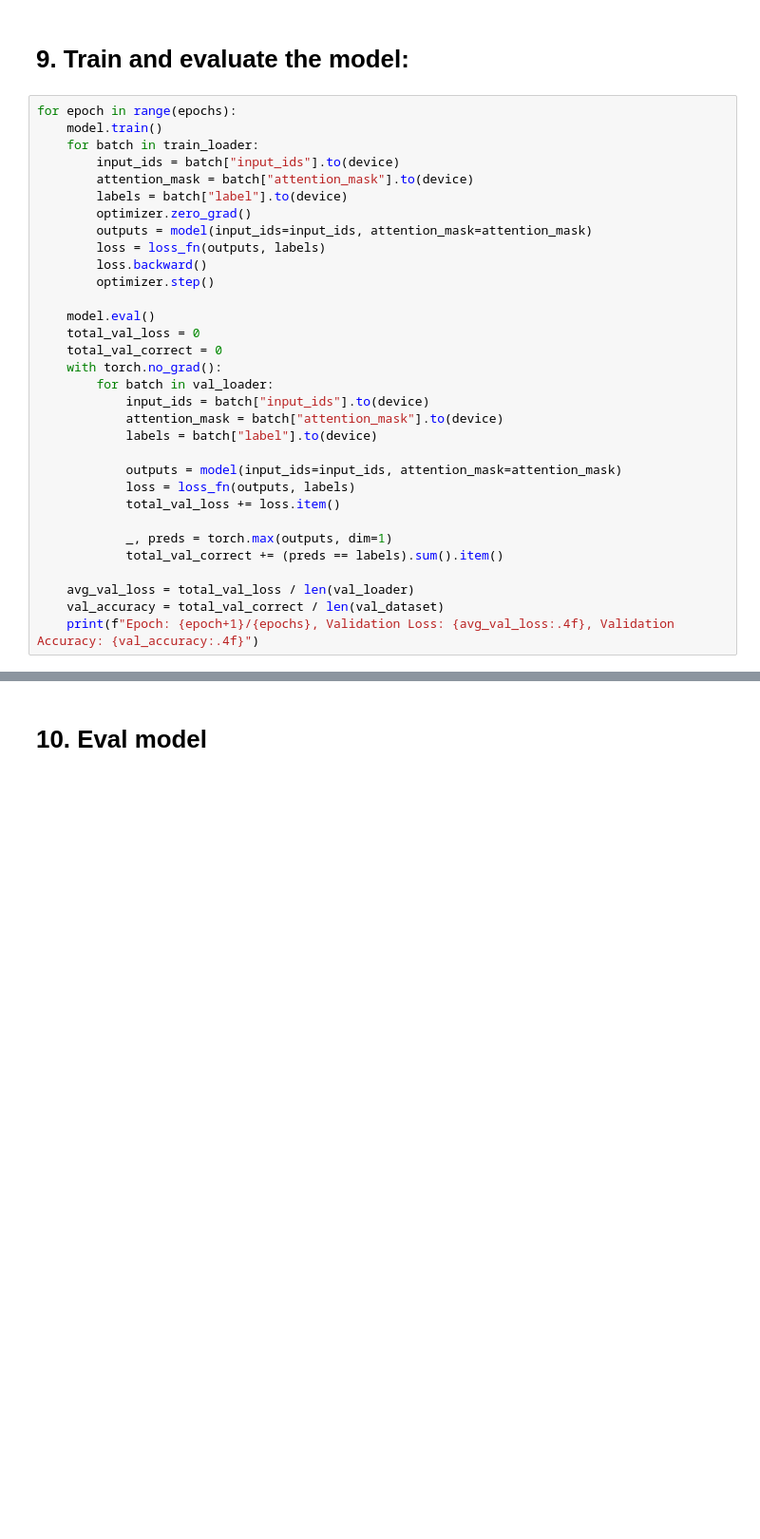
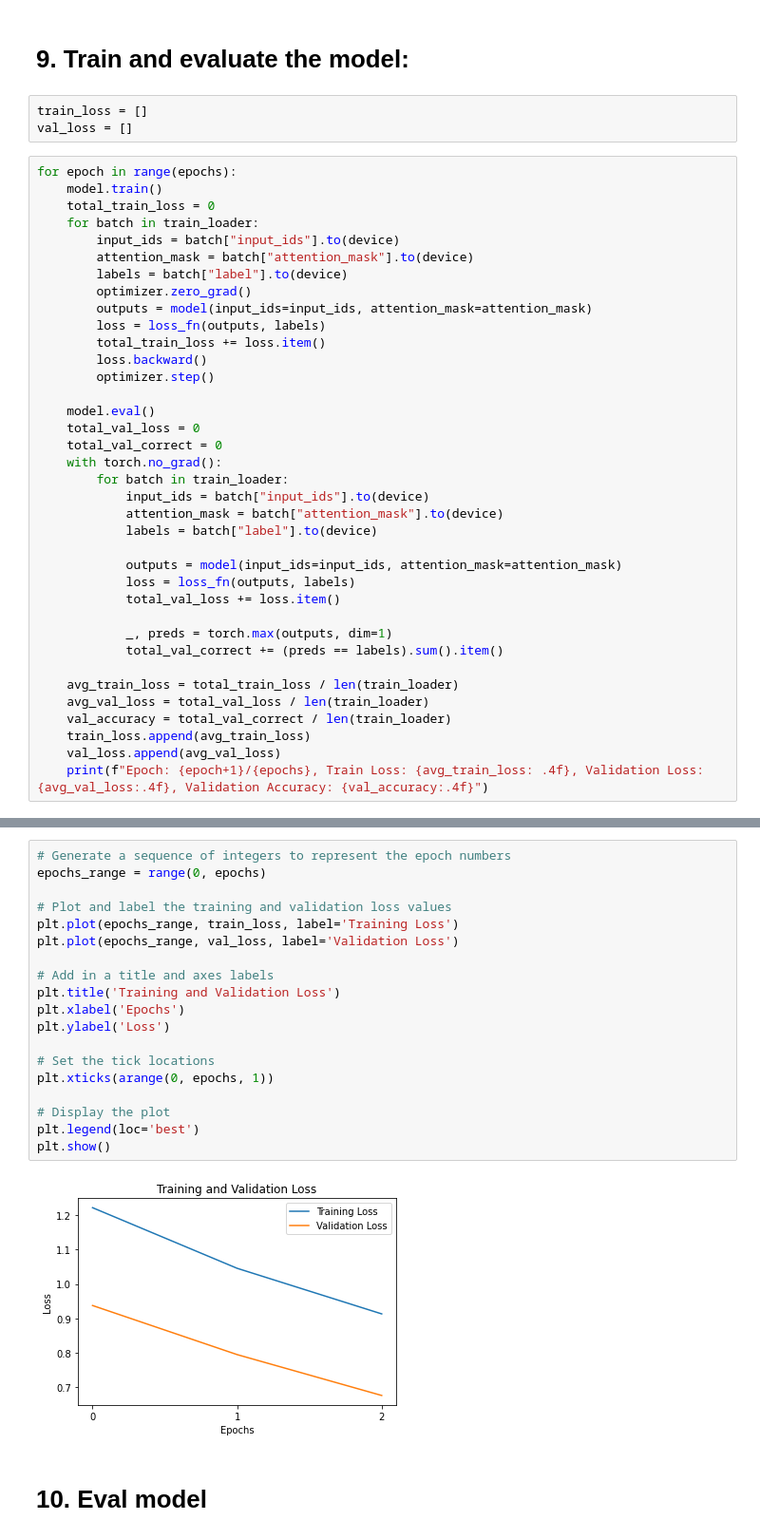
Before and after one commit to felixzhao/title_catgories_classification, a Jupyter notebook: V9_implement_a_multi_classes_classification_by_Transfer_learning_based_on_Leverage_pre_trained_model_sentence_transformers_bert_base_nli_mean_tokens_by_pytroch.ipynb, the cells around one changed output, grey strips where cells are left out. Shown: that part at 95% size. Cells and saved outputs as stored; diff of their text form; blank space fills up the shorter version.

```diff
--- a/V9_implement_a_multi_classes_classification_by_Transfer_learning_based_on_Leverage_pre_trained_model_sentence_transformers_bert_base_nli_mean_tokens_by_pytroch.ipynb
+++ b/V9_implement_a_multi_classes_classification_by_Transfer_learning_based_on_Leverage_pre_trained_model_sentence_transformers_bert_base_nli_mean_tokens_by_pytroch.ipynb
@@ -225,9 +227,13 @@ optimizer = optim.AdamW(model.parameters(), lr=2e-5)
 loss_fn = nn.CrossEntropyLoss()
 # %% [markdown]
 # 9. Train and evaluate the model:
+# %%
+train_loss = []
+val_loss = []
 # %%
 for epoch in range(epochs):
     model.train()
+    total_train_loss = 0
     for batch in train_loader:
         input_ids = batch["input_ids"].to(device)
         attention_mask = batch["attention_mask"].to(device)
@@ -235,6 +241,7 @@ for epoch in range(epochs):
         optimizer.zero_grad()
         outputs = model(input_ids=input_ids, attention_mask=attention_mask)
         loss = loss_fn(outputs, labels)
+        total_train_loss += loss.item()
         loss.backward()
         optimizer.step()
 
@@ -242,7 +249,7 @@ for epoch in range(epochs):
     total_val_loss = 0
     total_val_correct = 0
     with torch.no_grad():
-        for batch in val_loader:
+        for batch in train_loader:
             input_ids = batch["input_ids"].to(device)
             attention_mask = batch["attention_mask"].to(device)
             labels = batch["label"].to(device)
@@ -254,7 +261,10 @@ for epoch in range(epochs):
             _, preds = torch.max(outputs, dim=1)
             total_val_correct += (preds == labels).sum().item()
 
-    avg_val_loss = total_val_loss / len(val_loader)
-    val_accuracy = total_val_correct / len(val_dataset)
-    print(f"Epoch: {epoch+1}/{epochs}, Validation Loss: {avg_val_loss:.4f}, Validation Accuracy: {val_accuracy:.4f}")
+    avg_train_loss = total_train_loss / len(train_loader)
+    avg_val_loss = total_val_loss / len(train_loader)
+    val_accuracy = total_val_correct / len(train_loader)
+    train_loss.append(avg_train_loss)
+    val_loss.append(avg_val_loss)
+    print(f"Epoch: {epoch+1}/{epochs}, Train Loss: {avg_train_loss: .4f}, Validation Loss: {avg_val_loss:.4f}, Validation Accuracy: {val_accuracy:.4f}")
 # %% [output]
@@ -264,3 +284,24 @@ Epoch: 3/3, Validation Loss: 1.7396, Validation Accuracy: 0.6138
+# %%
+# Generate a sequence of integers to represent the epoch numbers
+epochs_range = range(0, epochs)
+
+# Plot and label the training and validation loss values
+plt.plot(epochs_range, train_loss, label='Training Loss')
+plt.plot(epochs_range, val_loss, label='Validation Loss')
+
+# Add in a title and axes labels
+plt.title('Training and Validation Loss')
+plt.xlabel('Epochs')
+plt.ylabel('Loss')
+
+# Set the tick locations
+plt.xticks(arange(0, epochs, 1))
+
+# Display the plot
+plt.legend(loc='best')
+plt.show()
+# %% [output]
+[figure, added]
 # %% [markdown]
 # 10. Eval model
 # %%
```
Also changed, not shown: parts of 7 cells of this notebook.
